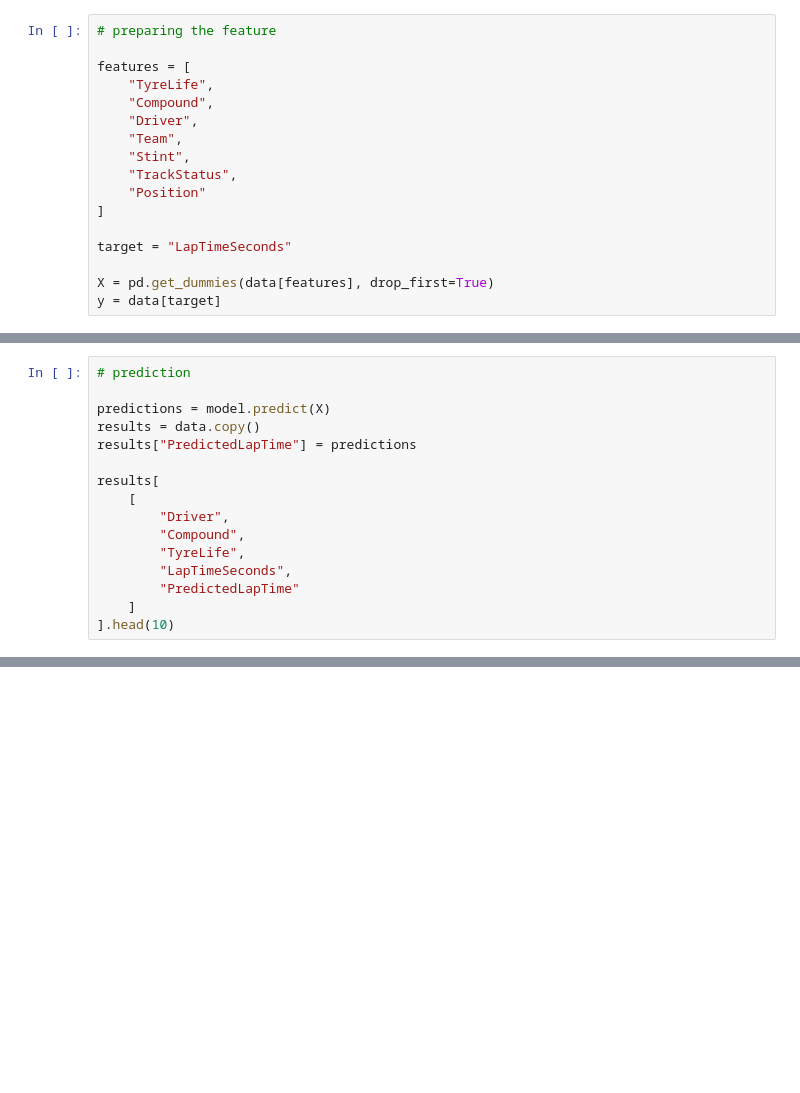
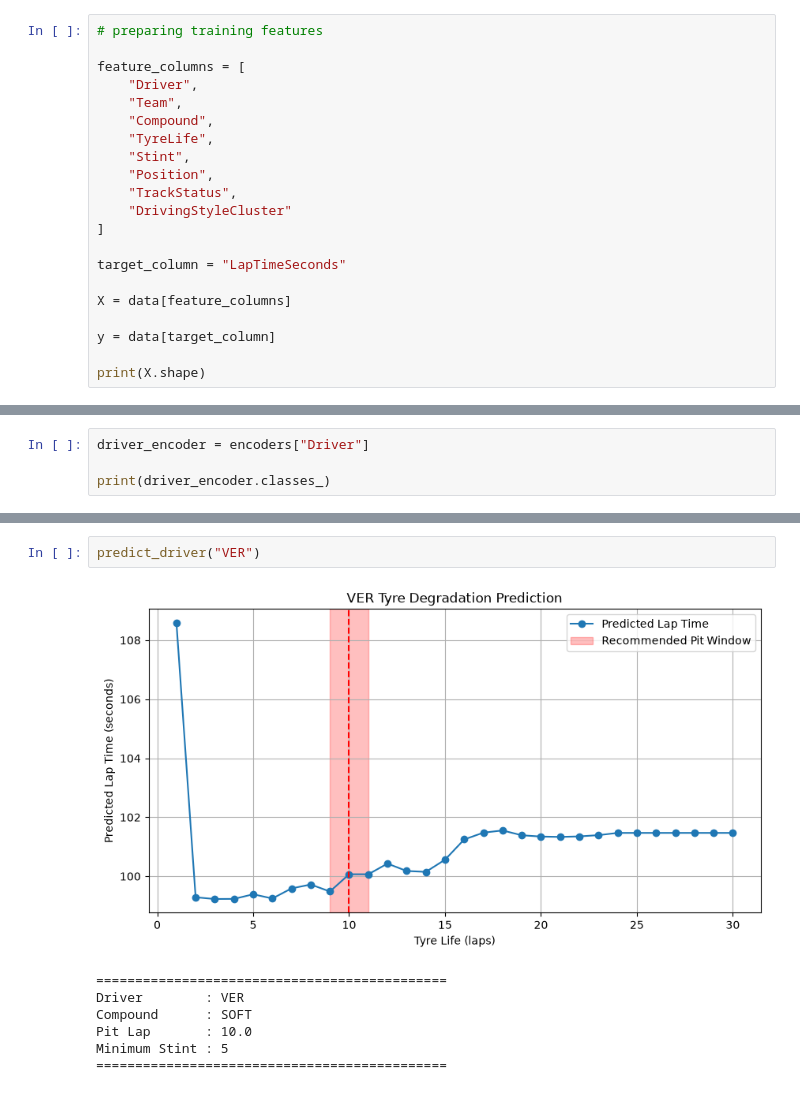
Before and after one commit to dealerrk/f1_ml_project, a Jupyter notebook: notebooks/10_final_model_pipline.ipynb, the cells around one changed output, grey strips where cells are left out. Drawn from its saved outputs; the diff is of its cells as text; blank space fills up the shorter version.

```diff
--- a/notebooks/10_final_model_pipline.ipynb
+++ b/notebooks/10_final_model_pipline.ipynb
@@ -32,17 +77,21 @@ data.head()
 # %%
-# preparing the feature
+# preparing training features
 
-features = [
-    "TyreLife",
-    "Compound",
+feature_columns = [
     "Driver",
     "Team",
+    "Compound",
+    "TyreLife",
     "Stint",
+    "Position",
     "TrackStatus",
-    "Position"
+    "DrivingStyleCluster"
 ]
 
-target = "LapTimeSeconds"
+target_column = "LapTimeSeconds"
 
-X = pd.get_dummies(data[features], drop_first=True)
-y = data[target]
+X = data[feature_columns]
+
+y = data[target_column]
+
+print(X.shape)
@@ -54,16 +99,0 @@ X = X.reindex(columns=expected_columns, fill_value=0)
-# %%
-# prediction
-
-predictions = model.predict(X)
-results = data.copy()
-results["PredictedLapTime"] = predictions
-
-results[
-    [
-        "Driver",
-        "Compound",
-        "TyreLife",
-        "LapTimeSeconds",
-        "PredictedLapTime"
-    ]
-].head(10)
@@ -150,0 +100,4 @@ comparison.head(15)
+# %%
+driver_encoder = encoders["Driver"]
+
+print(driver_encoder.classes_)
@@ -150,0 +235,10 @@ comparison.head(15)
+# %%
+predict_driver("VER")
+# %% [output]
+[figure, added]
+=============================================
+Driver        : VER
+Compound      : SOFT
+Pit Lap       : 10.0
+Minimum Stint : 5
+=============================================
```
Also changed, not shown: parts of 23 cells of this notebook, 20 other files.
